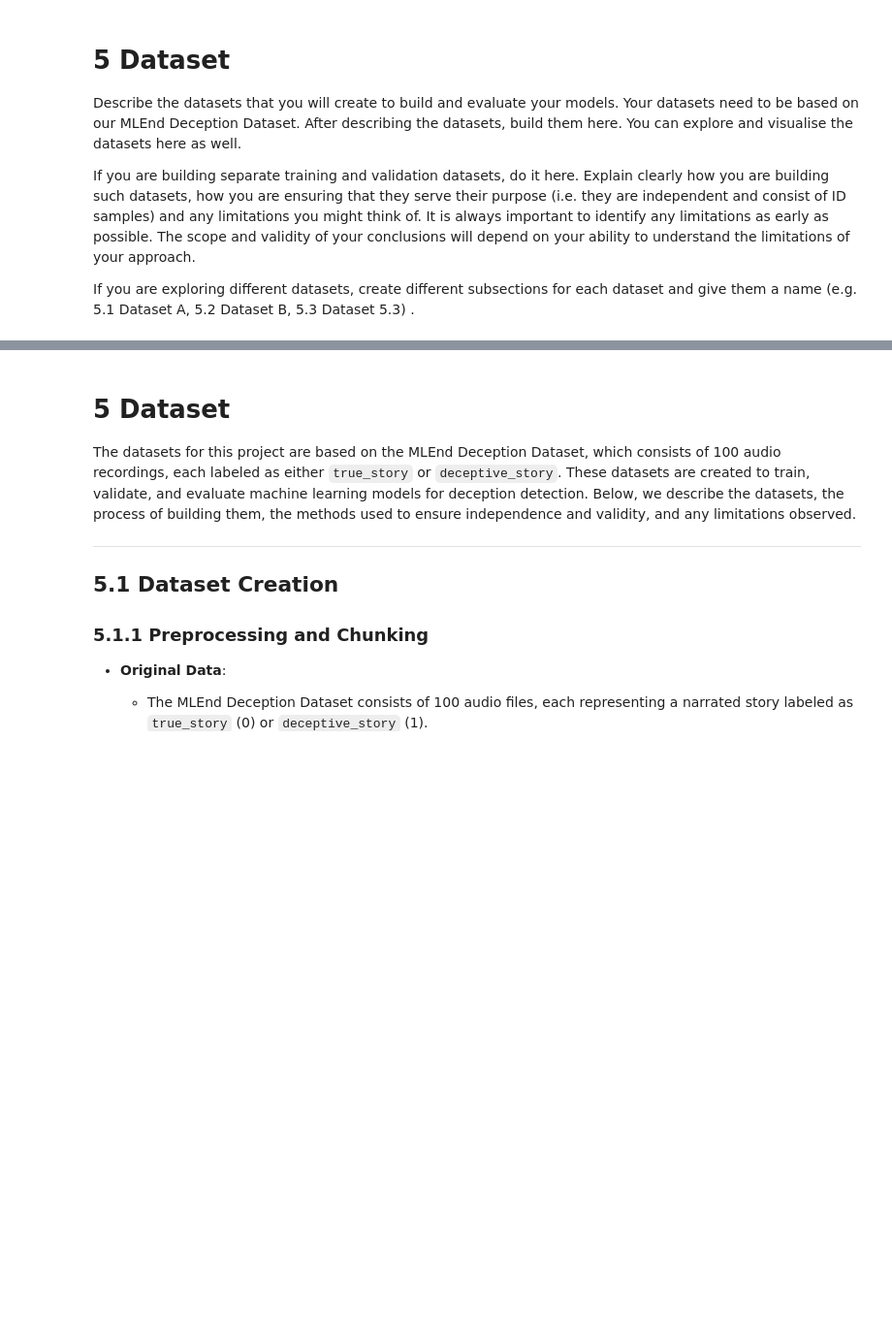
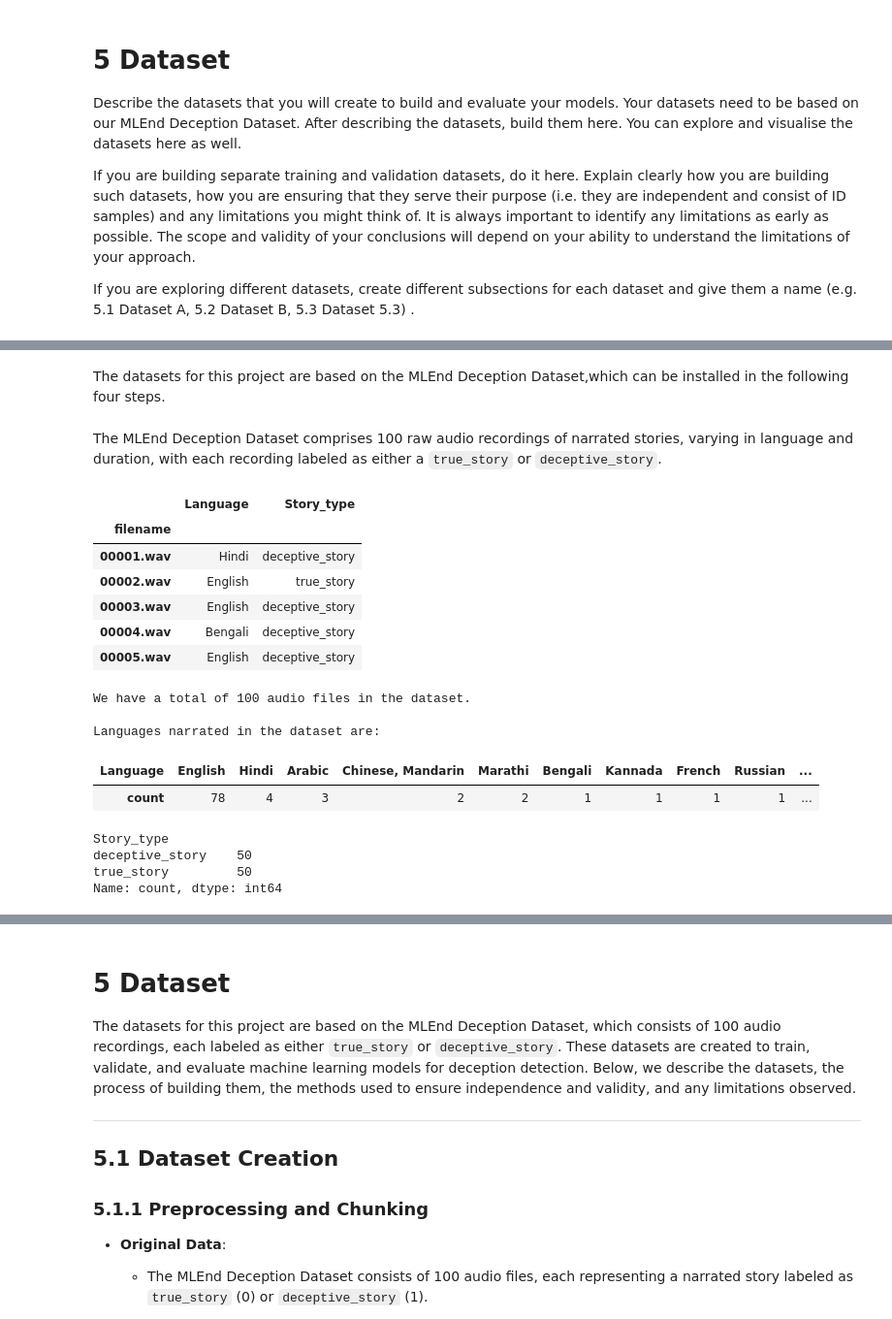
Before and after one commit to Ericazzzzzz/Mile-End-Deceptive-Storytelling-Detection, a Jupyter notebook: ECS7020P_miniproject_submission.ipynb, the cells around one changed output, grey strips where cells are left out. Shown at 97% size. Cells and saved outputs as stored; diff of their text form; code cells hidden in the pictures; blank space fills up the shorter version.

```diff
--- a/ECS7020P_miniproject_submission.ipynb
+++ b/ECS7020P_miniproject_submission.ipynb
@@ -233,0 +227,2 @@ If you are exploring different datasets, create different subsections for each d
+# %% [markdown]
+The datasets for this project are based on the MLEnd Deception Dataset,which can be installed in the following four steps.
@@ -233,0 +244,43 @@ If you are exploring different datasets, create different subsections for each d
+# %% [markdown]
+The MLEnd Deception Dataset comprises 100 raw audio recordings of narrated stories, varying in language and duration, with each recording labeled as either a `true_story` or `deceptive_story`.
+# %%
+#Data Loading
+import numpy as np
+import pandas as pd
+from tqdm import tqdm
+
+base_path = './MLEnd/deception/MLEndDD_stories_small/'
+MLEND_df = pd.read_csv('./MLEnd/deception/MLEndDD_story_attributes_small.csv').set_index('filename')
+files = [base_path + file for file in MLEND_df.index]
+
+display(MLEND_df.head())
+print(f"We have a total of {len(files)} audio files in the dataset.")
+
+
+#Langauge Distribution
+language_counts = MLEND_df['Language'].value_counts()
+language_df = pd.DataFrame(language_counts).transpose()
+language_df['Sum'] = language_counts.sum()
+print("\nLanguages narrated in the dataset are:")
+display(language_df)
+
+#Data Distribution
+story_type_counts = MLEND_df['Story_type'].value_counts()
+print(story_type_counts)
+# %% [output]
+|  | Language | Story_type |
+| filename |  |  |
+| 00001.wav | Hindi | deceptive_story |
+| 00002.wav | English | true_story |
+| 00003.wav | English | deceptive_story |
+| 00004.wav | Bengali | deceptive_story |
+| 00005.wav | English | deceptive_story |
+We have a total of 100 audio files in the dataset.
+
+Languages narrated in the dataset are:
+| Language | English | Hindi | Arabic | Chinese, Mandarin | Marathi | Bengali | Kannada | French | Russian | ... |
+| count | 78 | 4 | 3 | 2 | 2 | 1 | 1 | 1 | 1 | ... |
+Story_type
+deceptive_story    50
+true_story         50
+Name: count, dtype: int64
```
Also changed, not shown: parts of 14 cells of this notebook.
